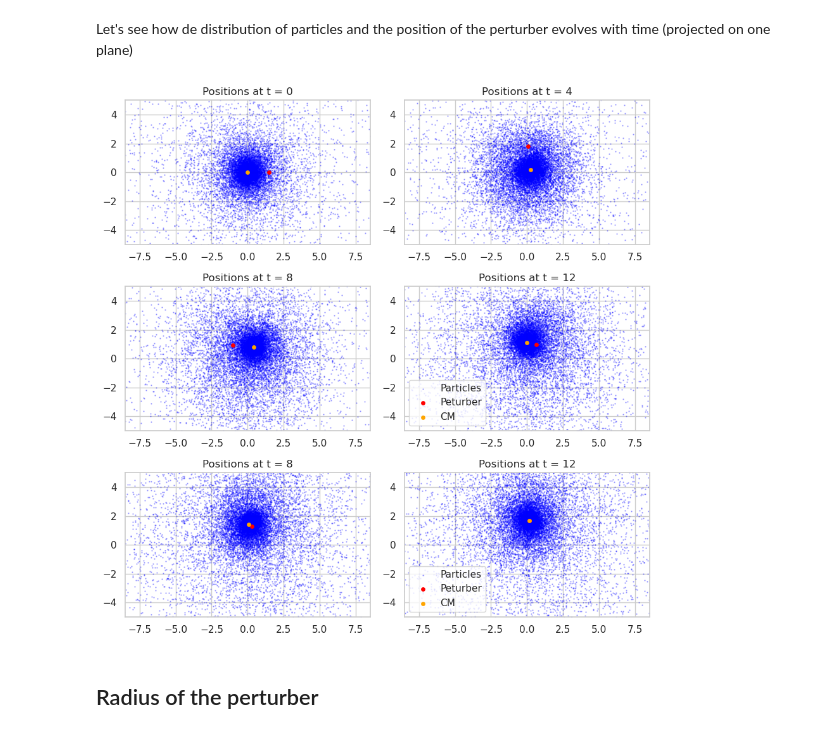
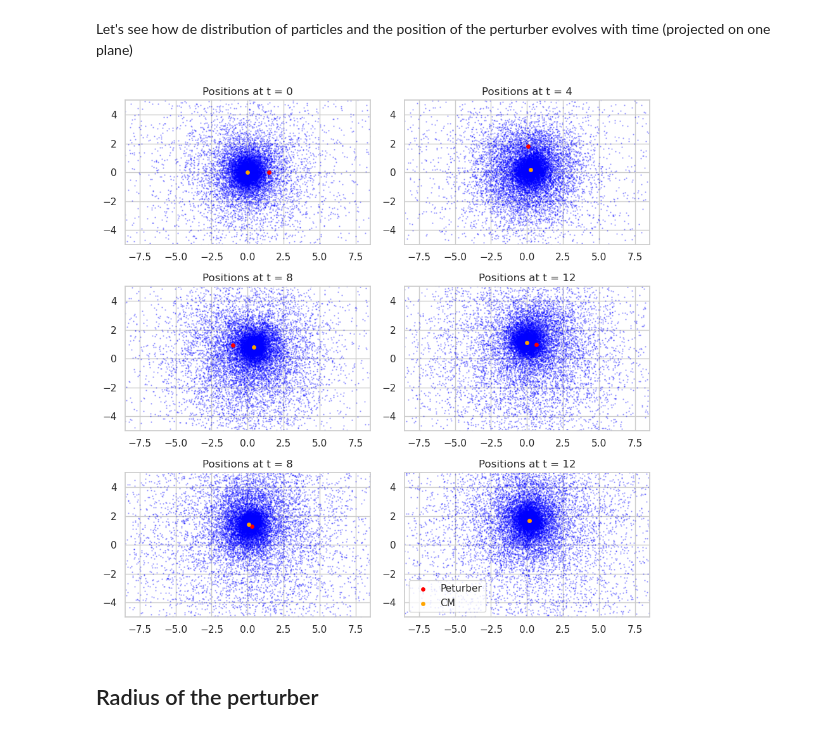
Before and after one commit to SimoneArienti/Galaxies-and-Dynamics, a Jupyter notebook: Project/Jaffe with Perturber.ipynb, the cells around one changed output. Saved outputs shown, nothing was run; the diff lists cells and outputs as text; code cells hidden in the pictures.

```diff
--- a/Project/Jaffe with Perturber.ipynb
+++ b/Project/Jaffe with Perturber.ipynb
@@ -128,7 +128,7 @@ sns.set(style='whitegrid')
 fig, ax = plt.subplots(3, 2, tight_layout=True, figsize=(9,9))
 
 # Plot 1
-ax[0][0].scatter(x[1:, t0], y[1:, t0], c='blue', alpha=0.3, s=0.5, label='Particles')
+ax[0][0].scatter(x[1:, t0], y[1:, t0], c='blue', alpha=0.3, s=0.5)
 ax[0][0].scatter(x[0][t0], y[0][t0], c='red', alpha=1, s=15, label='Peturber')
 ax[0][0].scatter(cm_x[t0], cm_y[t0], c='orange', alpha=1, s=15, label='CM')
 ax[0][0].set_title(f'Positions at t = {int(np.round(time[t0]))}')
@@ -139,7 +139,7 @@ ax[0][0].set_ylim(-5, 5)
 
 
 # Plot 2
-ax[0][1].scatter(x[1:, t1], y[1:, t1], c='blue', alpha=0.3, s=0.5, label='Particles')
+ax[0][1].scatter(x[1:, t1], y[1:, t1], c='blue', alpha=0.3, s=0.5)
 ax[0][1].scatter(x[0][t1], y[0][t1], c='red', alpha=1, s=15, label='Peturber')
 ax[0][1].scatter(cm_x[t1], cm_y[t1], c='orange', alpha=1, s=15, label='CM')
 ax[0][1].set_title(f'Positions at t = {int(np.round(time[t1]))}')
@@ -150,7 +150,7 @@ ax[0][1].set_ylim(-5, 5)
 
 
 # Plot 3
-ax[1][0].scatter(x[1:, t2], y[1:, t2], c='blue', alpha=0.3, s=0.5, label='Particles')
+ax[1][0].scatter(x[1:, t2], y[1:, t2], c='blue', alpha=0.3, s=0.5)
 ax[1][0].scatter(x[0][t2], y[0][t2], c='red', alpha=1, s=15, label='Peturber')
 ax[1][0].scatter(cm_x[t2], cm_y[t2], c='orange', alpha=1, s=15, label='CM')
 ax[1][0].set_title(f'Positions at t = {int(np.round(time[t2]))}')
@@ -160,38 +160,37 @@ ax[1][0].set_xlim(-5, 5)
 ax[1][0].set_ylim(-5, 5)
 
 # Plot 4
-ax[1][1].scatter(x[1:, t3], y[1:, t3], color='blue', alpha=0.3, s=0.5, label='Particles')
+ax[1][1].scatter(x[1:, t3], y[1:, t3], color='blue', alpha=0.3, s=0.5)
 ax[1][1].scatter(x[0][t3], y[0][t3], c='red', alpha=1, s=15, label='Peturber')
 ax[1][1].scatter(cm_x[t3], cm_y[t3], c='orange', alpha=1, s=15, label='CM')
 ax[1][1].set_title(f'Positions at t = {int(np.round(time[t3]))}')
 ax[1][1].axis('equal')
-ax[1][1].legend()
 ax[1][1].set_xlim(-5, 5)
 ax[1][1].set_ylim(-5, 5)
 
 # Plot 4
-ax[2][0].scatter(x[1:, t4], y[1:, t4], c='blue', alpha=0.3, s=0.5, label='Particles')
+ax[2][0].scatter(x[1:, t4], y[1:, t4], c='blue', alpha=0.3, s=0.5)
 ax[2][0].scatter(x[0][t4], y[0][t4], c='red', alpha=1, s=15, label='Peturber')
 ax[2][0].scatter(cm_x[t4], cm_y[t4], c='orange', alpha=1, s=15, label='CM')
 ax[2][0].set_title(f'Positions at t = {int(np.round(time[t2]))}')
 ax[2][0].axis('equal')
 #ax[1][0].legend(fontsize='large')
 ax[2][0].set_xlim(-5, 5)
 ax[2][0].set_ylim(-5, 5)
 
 # Plot 5
-ax[2][1].scatter(x[1:, t5], y[1:, t5], color='blue', alpha=0.3, s=0.5, label='Particles')
+ax[2][1].scatter(x[1:, t5], y[1:, t5], color='blue', alpha=0.3, s=0.5)
 ax[2][1].scatter(x[0][t5], y[0][t5], c='red', alpha=1, s=15, label='Peturber')
 ax[2][1].scatter(cm_x[t5], cm_y[t5], c='orange', alpha=1, s=15, label='CM')
 ax[2][1].set_title(f'Positions at t = {int(np.round(time[t3]))}')
 ax[2][1].axis('equal')
 ax[2][1].legend()
 ax[2][1].set_xlim(-5, 5)
 ax[2][1].set_ylim(-5, 5)
 
 plt.show()
 # %% [output]
-[figure, old version]
+[figure, new version]
 # %% [markdown]
 ## Radius of the perturber
 # %%
```
Also changed, not shown: parts of 14 cells of this notebook.
